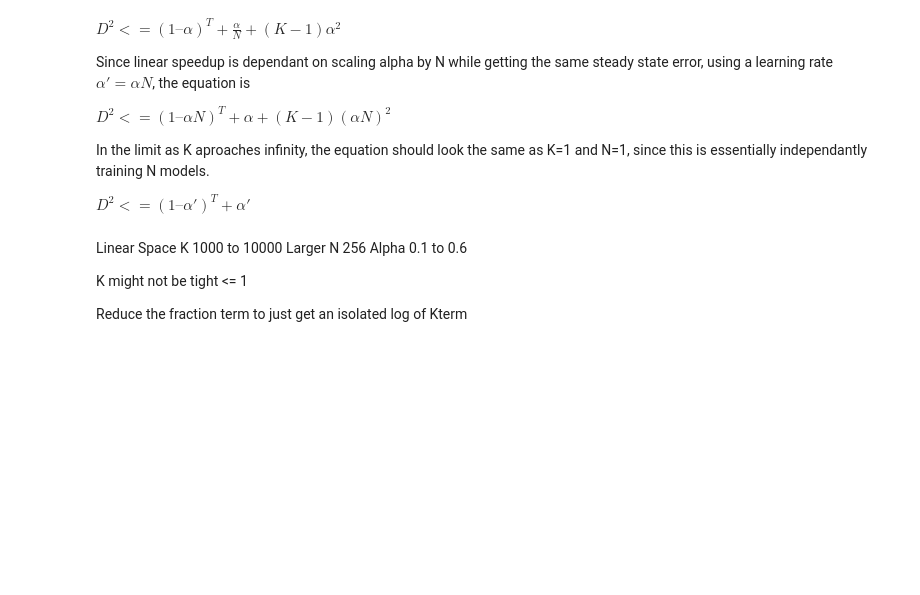
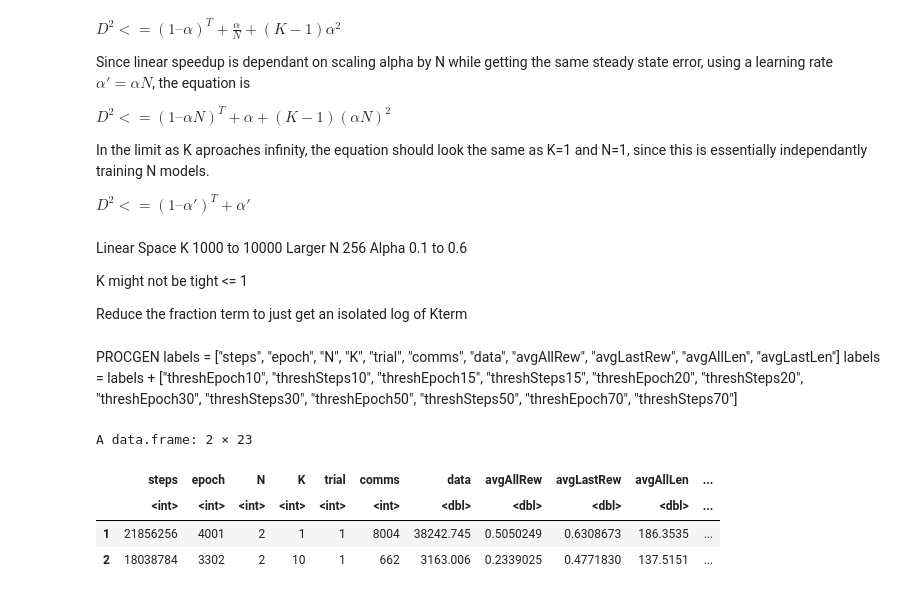
Before and after one commit to MichaelEinhorn/FederatedRL, a Jupyter notebook: graphingR.ipynb, the cells around one changed output. Cells and saved outputs as stored; diff of their text form; code cells hidden in the pictures; blank space fills up the shorter version.

```diff
--- a/graphingR.ipynb
+++ b/graphingR.ipynb
@@ -629,3 +629,16 @@ predictFromK1 <- cbind(data, predict(NmodelK1, interval='confidence', newdata=da
 model <- lm(log10(finalDiffAvg ** 2 - fit) ~ log10(KTerm+0.0001), predictFromK1)
 print("theoretical model remove NTerm")
 summary(model)
+# %% [markdown]
+PROCGEN
+labels = ["steps", "epoch", "N", "K", "trial", "comms", "data", "avgAllRew", "avgLastRew", "avgAllLen", "avgLastLen"]
+labels = labels + ["threshEpoch10", "threshSteps10", "threshEpoch15", "threshSteps15", "threshEpoch20", "threshSteps20", "threshEpoch30", "threshSteps30", "threshEpoch50", "threshSteps50", "threshEpoch70", "threshSteps70"]
+# %%
+dataProcgen <- read.csv("procgen.csv", header=TRUE)
+head(dataProcgen, 2)
+# %% [output]
+A data.frame: 2 × 23
+|  | steps | epoch | N | K | trial | comms | data | avgAllRew | avgLastRew | avgAllLen | ... |
+|  | <int> | <int> | <int> | <int> | <int> | <int> | <dbl> | <dbl> | <dbl> | <dbl> | ... |
+| 1 | 21856256 | 4001 | 2 | 1 | 1 | 8004 | 38242.745 | 0.5050249 | 0.6308673 | 186.3535 | ... |
+| 2 | 18038784 | 3302 | 2 | 10 | 1 | 662 | 3163.006 | 0.2339025 | 0.4771830 | 137.5151 | ... |
```
Also changed, not shown: parts of 1 cell of this notebook.
